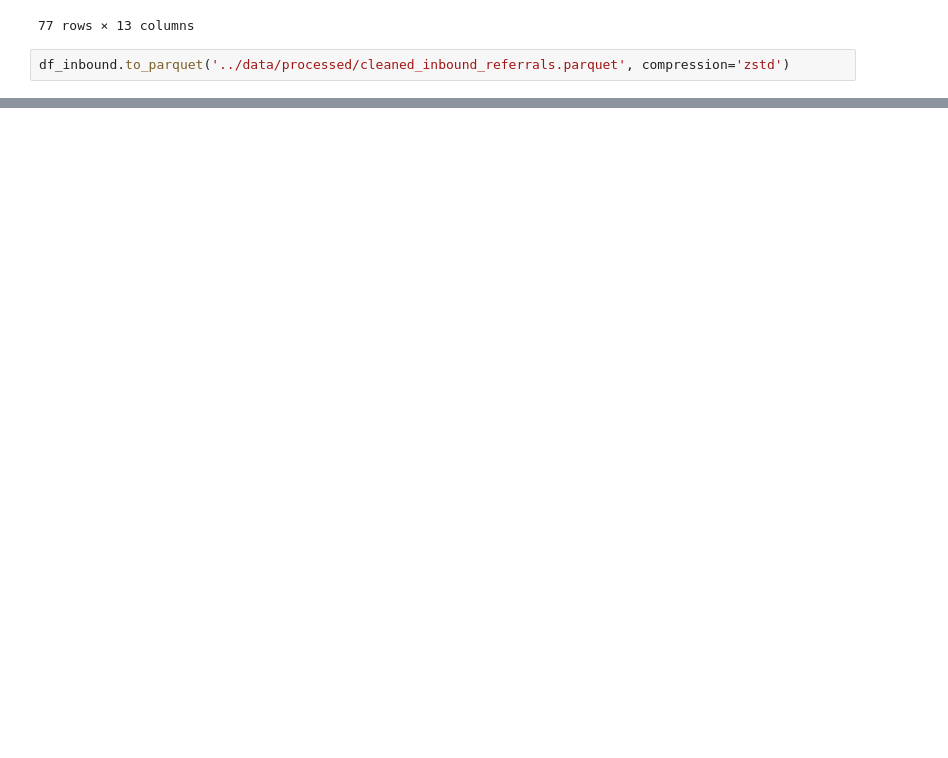
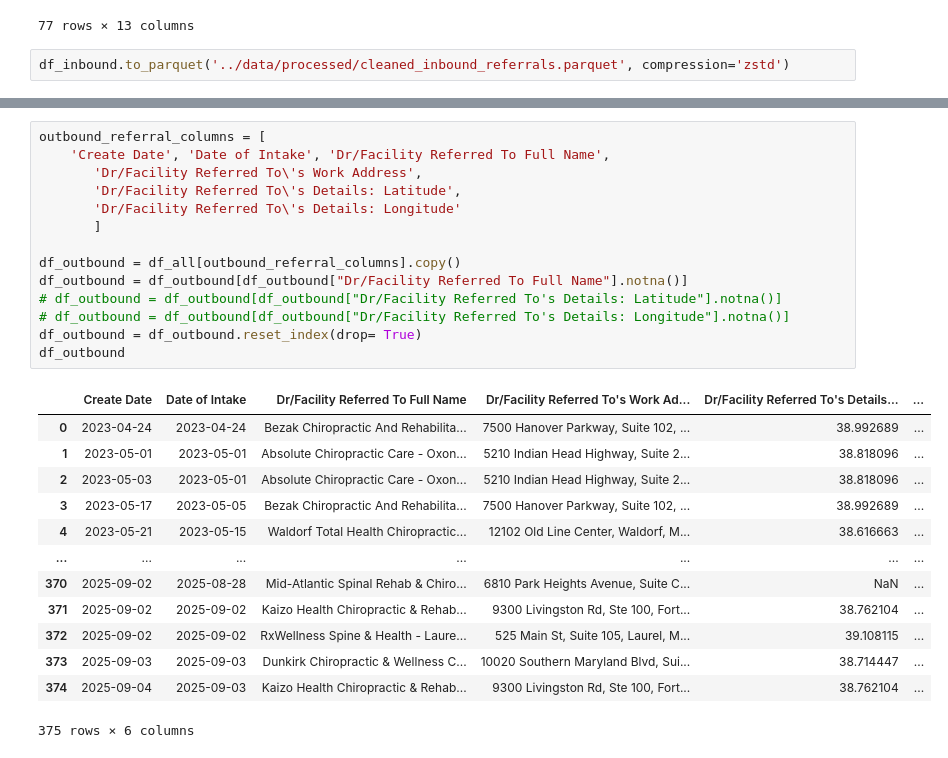
Before and after one commit to The-Jaklitsch-Law-Group/JLG_Provider_Recommender, a Jupyter notebook: prepare_contacts/contact_cleaning.ipynb, the cells around one changed output, grey strips where cells are left out. Saved outputs shown, nothing was run; the diff lists cells and outputs as text; blank space fills up the shorter version.

```diff
--- a/prepare_contacts/contact_cleaning.ipynb
+++ b/prepare_contacts/contact_cleaning.ipynb
@@ -247,0 +266,28 @@ df_inbound.to_parquet('../data/processed/cleaned_inbound_referrals.parquet', com
+# %%
+outbound_referral_columns = [
+    'Create Date', 'Date of Intake', 'Dr/Facility Referred To Full Name',
+       'Dr/Facility Referred To\'s Work Address',
+       'Dr/Facility Referred To\'s Details: Latitude',
+       'Dr/Facility Referred To\'s Details: Longitude'
+       ]
+
+df_outbound = df_all[outbound_referral_columns].copy()
+df_outbound = df_outbound[df_outbound["Dr/Facility Referred To Full Name"].notna()]
+# df_outbound = df_outbound[df_outbound["Dr/Facility Referred To's Details: Latitude"].notna()]
+# df_outbound = df_outbound[df_outbound["Dr/Facility Referred To's Details: Longitude"].notna()]
+df_outbound = df_outbound.reset_index(drop= True)
+df_outbound
+# %% [output]
+|  | Create Date | Date of Intake | Dr/Facility Referred To Full Name | Dr/Facility Referred To's Work Ad... | Dr/Facility Referred To's Details... | ... |
+| 0 | 2023-04-24 | 2023-04-24 | Bezak Chiropractic And Rehabilita... | 7500 Hanover Parkway, Suite 102, ... | 38.992689 | ... |
+| 1 | 2023-05-01 | 2023-05-01 | Absolute Chiropractic Care - Oxon... | 5210 Indian Head Highway, Suite 2... | 38.818096 | ... |
+| 2 | 2023-05-03 | 2023-05-01 | Absolute Chiropractic Care - Oxon... | 5210 Indian Head Highway, Suite 2... | 38.818096 | ... |
+| 3 | 2023-05-17 | 2023-05-05 | Bezak Chiropractic And Rehabilita... | 7500 Hanover Parkway, Suite 102, ... | 38.992689 | ... |
+| 4 | 2023-05-21 | 2023-05-15 | Waldorf Total Health Chiropractic... | 12102 Old Line Center, Waldorf, M... | 38.616663 | ... |
+| ... | ... | ... | ... | ... | ... | ... |
+| 370 | 2025-09-02 | 2025-08-28 | Mid-Atlantic Spinal Rehab & Chiro... | 6810 Park Heights Avenue, Suite C... | NaN | ... |
+| 371 | 2025-09-02 | 2025-09-02 | Kaizo Health Chiropractic & Rehab... | 9300 Livingston Rd, Ste 100, Fort... | 38.762104 | ... |
+| 372 | 2025-09-02 | 2025-09-02 | RxWellness Spine & Health - Laure... | 525 Main St, Suite 105, Laurel, M... | 39.108115 | ... |
+| 373 | 2025-09-03 | 2025-09-03 | Dunkirk Chiropractic & Wellness C... | 10020 Southern Maryland Blvd, Sui... | 38.714447 | ... |
+| 374 | 2025-09-04 | 2025-09-03 | Kaizo Health Chiropractic & Rehab... | 9300 Livingston Rd, Ste 100, Fort... | 38.762104 | ... |
+375 rows × 6 columns
```
Also changed, not shown: parts of 3 cells of this notebook, 1 other file.
